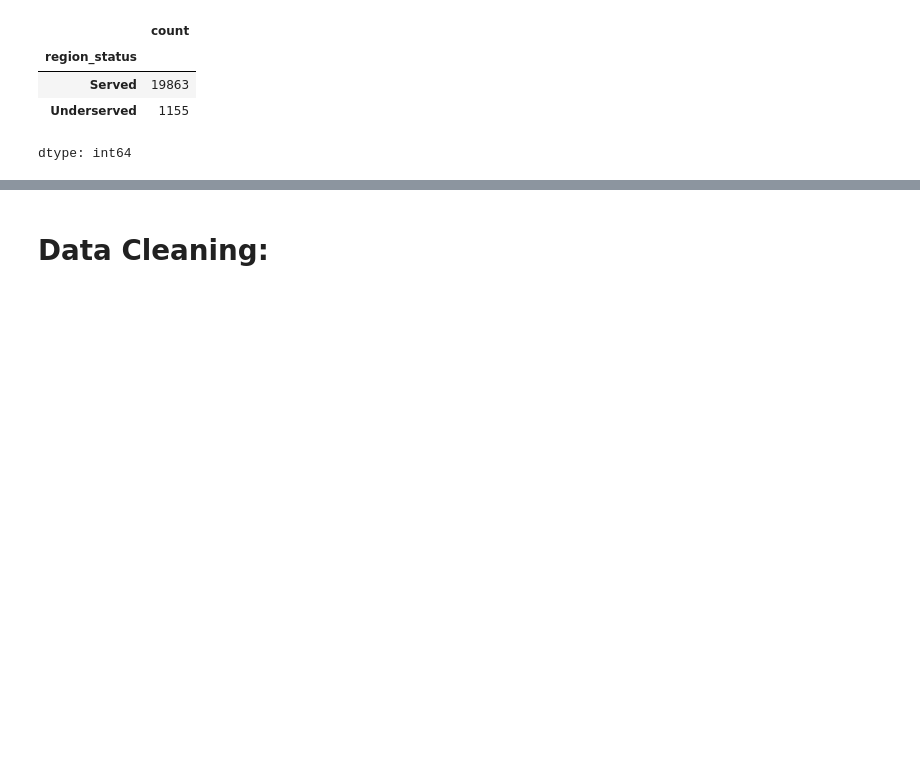
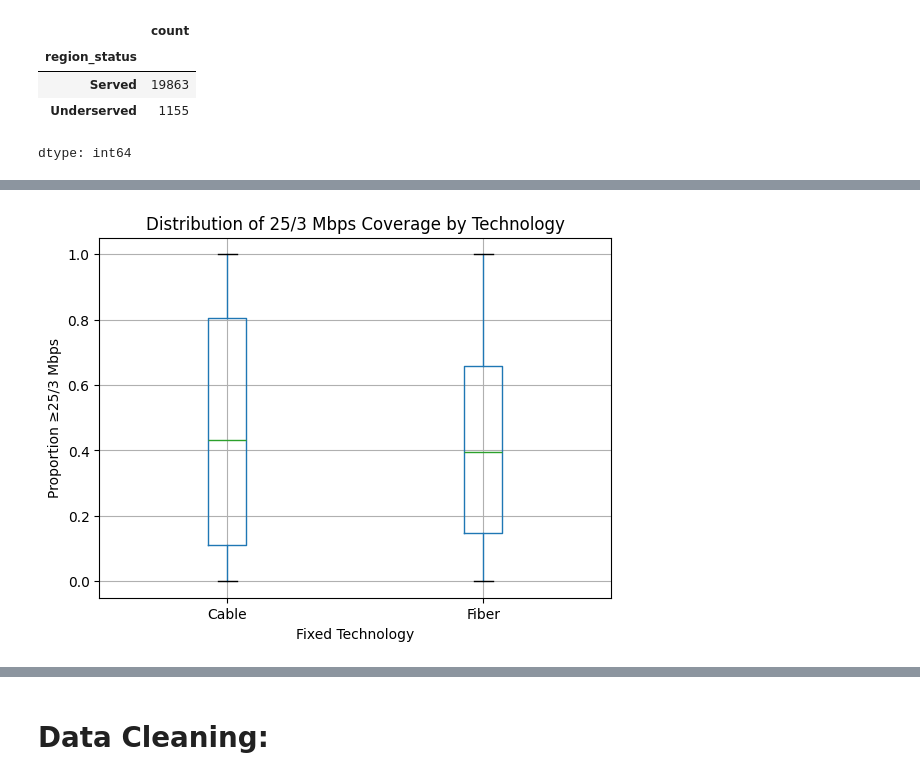
Before and after one commit to AishaniD078/huds_ms_airband_analysis_2_repo, a Jupyter notebook: HUDS_Research_Skeleton_Notebook_Aishani.ipynb, the cells around one changed output, grey strips where cells are left out. Drawn from its saved outputs; the diff is of its cells as text; code cells hidden in the pictures; blank space fills up the shorter version.

```diff
--- a/HUDS_Research_Skeleton_Notebook_Aishani.ipynb
+++ b/HUDS_Research_Skeleton_Notebook_Aishani.ipynb
@@ -376,0 +478,11 @@ dtype: int64
+# %%
+# 2. Boxplot: distribution of speed_25_3 by technology
+fig, ax = plt.subplots()
+fixed_key.boxplot(column='speed_25_3', by='technology', ax=ax)
+ax.set_xlabel('Fixed Technology')
+ax.set_ylabel('Proportion ≥25/3 Mbps')
+ax.set_title('Distribution of 25/3 Mbps Coverage by Technology')
+plt.suptitle('')
+plt.show()
+# %% [output]
+[figure, added]
```
Also changed, not shown: parts of 15 cells of this notebook.
